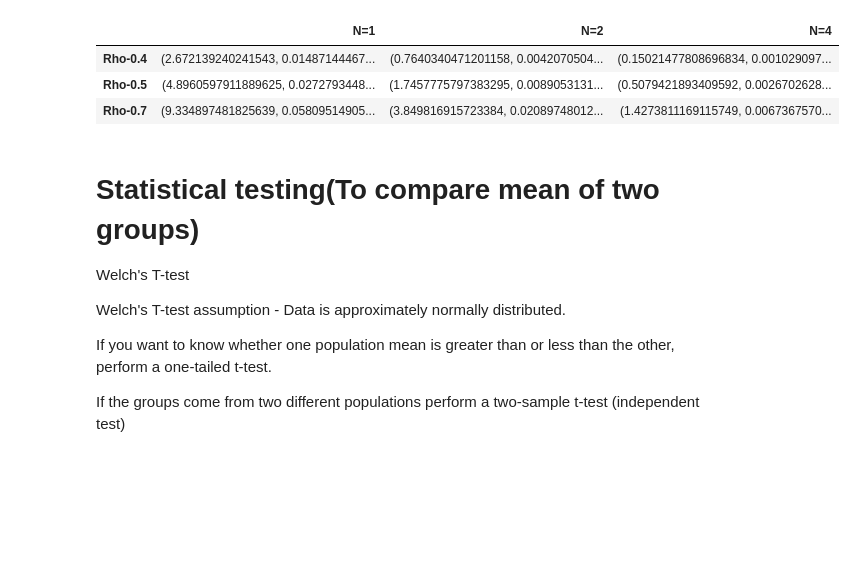
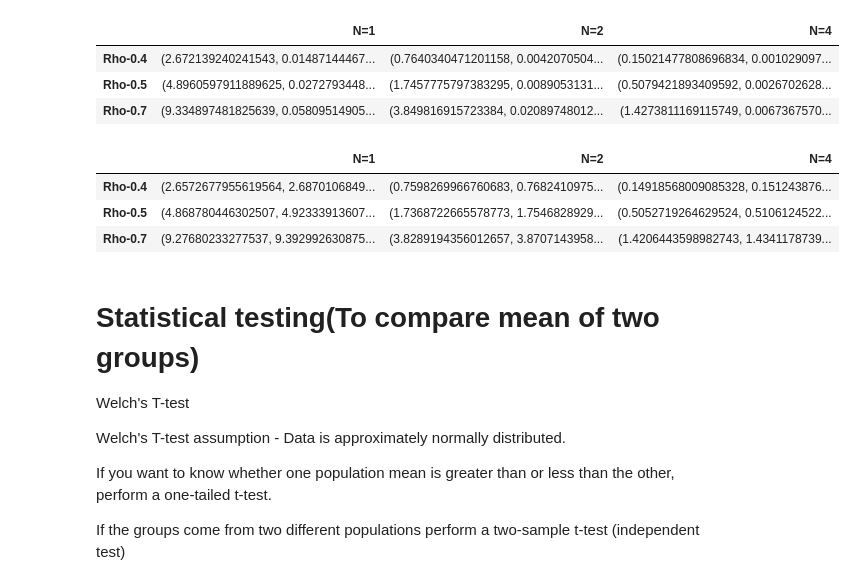
Before and after one commit to MbBrainz/StochasticSimulation-group19, a Jupyter notebook: Assignment2/Exponential_FIFO.ipynb, the cells around one changed output. Saved outputs shown, nothing was run; the diff lists cells and outputs as text; code cells hidden in the pictures; blank space fills up the shorter version.

```diff
--- a/Assignment2/Exponential_FIFO.ipynb
+++ b/Assignment2/Exponential_FIFO.ipynb
@@ -789,3 +839,21 @@ df_seconds.head()
+# %%
+# Data in seconds
+import pandas as pd
+
+df_seconds = pd.DataFrame([data_0_4_seconds,data_5_5_seconds,data_0_7_seconds])
+
+df_seconds.columns = ['N=1', 'N=2','N=4']
+df_seconds.index = ['Rho-0.4','Rho-0.5','Rho-0.7']
+df_seconds.head()
+
+#print(data_0_4)
+#print(data_5_5)
+#print(data_0_7)
+# %% [output]
+|  | N=1 | N=2 | N=4 |
+| Rho-0.4 | (2.6572677955619564, 2.6870106849... | (0.7598269966760683, 0.7682410975... | (0.14918568009085328, 0.151243876... |
+| Rho-0.5 | (4.868780446302507, 4.92333913607... | (1.7368722665578773, 1.7546828929... | (0.5052719264629524, 0.5106124522... |
+| Rho-0.7 | (9.27680233277537, 9.392992630875... | (3.8289194356012657, 3.8707143958... | (1.4206443598982743, 1.4341178739... |
 # %% [markdown]
 # Statistical testing(To compare mean of two groups)
 
```
Also changed, not shown: parts of 5 cells of this notebook.
